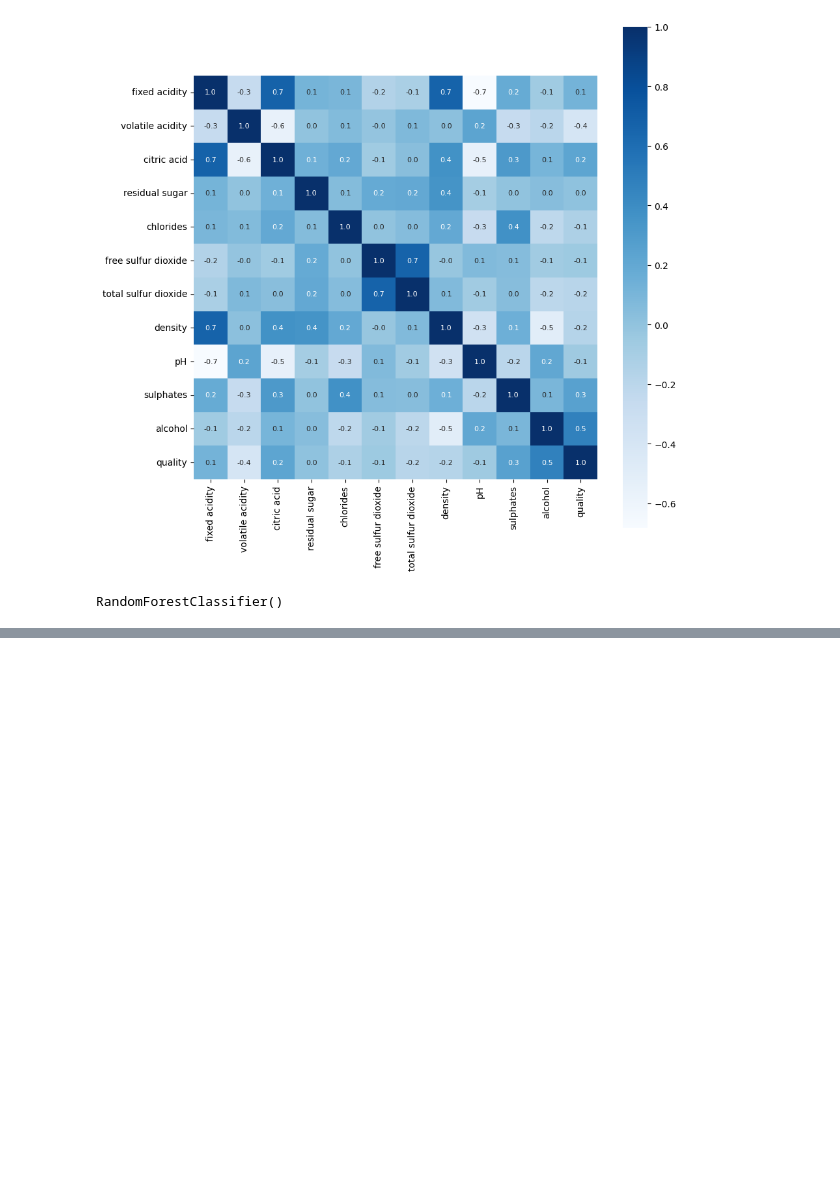
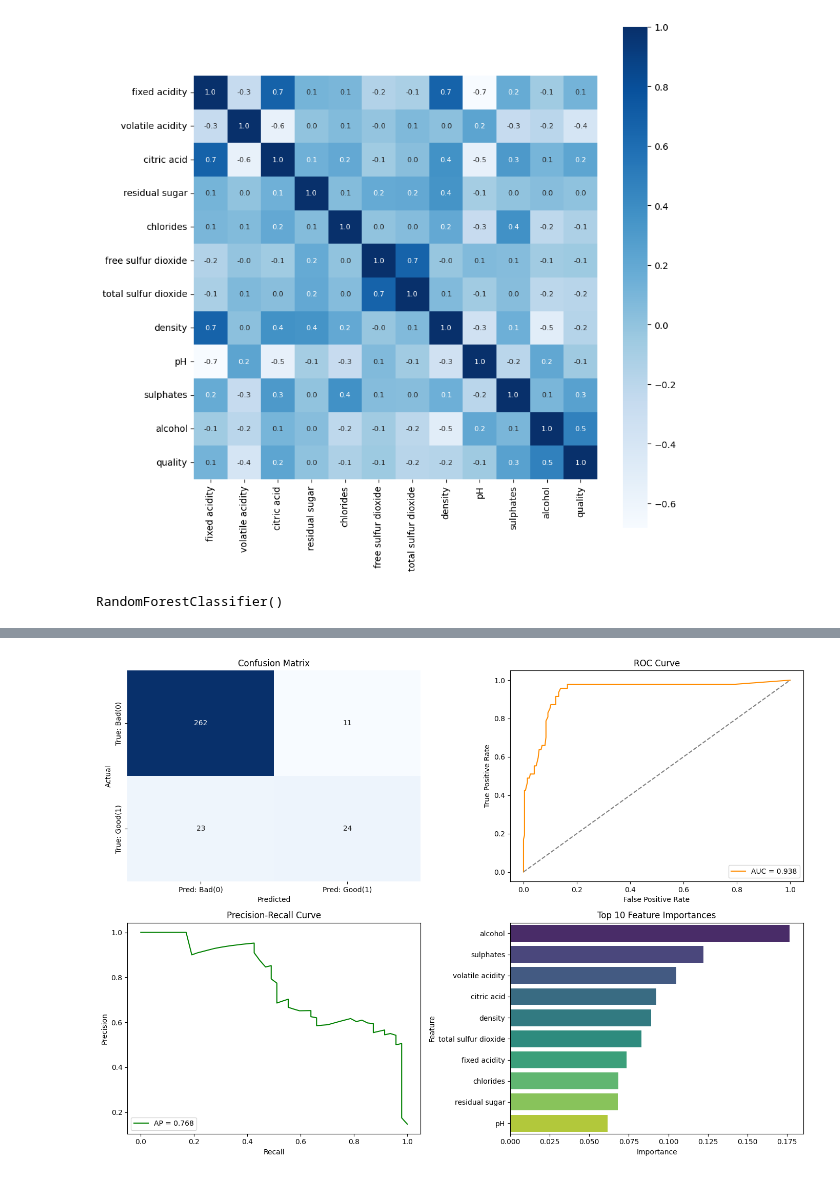
Before and after one commit to Eleutherian13/Machine-Learning-Projects-Collection-, a Jupyter notebook: WineQualityPrediction/WineQprediction.ipynb, the cells around one changed output, grey strips where cells are left out. Saved outputs shown, nothing was run; the diff lists cells and outputs as text; code cells hidden in the pictures; blank space fills up the shorter version.

```diff
--- a/WineQualityPrediction/WineQprediction.ipynb
+++ b/WineQualityPrediction/WineQprediction.ipynb
@@ -118,0 +115,71 @@ j
+# %%
+from sklearn.metrics import (
+    confusion_matrix,
+    classification_report,
+    roc_curve,
+    auc,
+    precision_recall_curve,
+    average_precision_score
+)
+
+# predictions
+y_pred = model.predict(X_test)
+y_proba = model.predict_proba(X_test)[:, 1]
+
+# text report
+print("Classification Report:\n")
+print(classification_report(y_test, y_pred))
+
+# figure layout
+fig, axes = plt.subplots(2, 2, figsize=(14, 10))
+
+# 1) Confusion Matrix
+cm = confusion_matrix(y_test, y_pred)
+sns.heatmap(
+    cm,
+    annot=True,
+    fmt="d",
+    cmap="Blues",
+    cbar=False,
+    ax=axes[0, 0],
+    xticklabels=["Pred: Bad(0)", "Pred: Good(1)"],
+    yticklabels=["True: Bad(0)", "True: Good(1)"]
+)
+axes[0, 0].set_title("Confusion Matrix")
+axes[0, 0].set_xlabel("Predicted")
+axes[0, 0].set_ylabel("Actual")
+
+# 2) ROC Curve
+fpr, tpr, _ = roc_curve(y_test, y_proba)
+roc_auc = auc(fpr, tpr)
+axes[0, 1].plot(fpr, tpr, label=f"AUC = {roc_auc:.3f}", color="darkorange")
+axes[0, 1].plot([0, 1], [0, 1], linestyle="--", color="gray")
+axes[0, 1].set_title("ROC Curve")
+axes[0, 1].set_xlabel("False Positive Rate")
+axes[0, 1].set_ylabel("True Positive Rate")
+axes[0, 1].legend(loc="lower right")
+
+# 3) Precision-Recall Curve
+precision, recall, _ = precision_recall_curve(y_test, y_proba)
+ap = average_precision_score(y_test, y_proba)
+axes[1, 0].plot(recall, precision, color="green", label=f"AP = {ap:.3f}")
+axes[1, 0].set_title("Precision-Recall Curve")
+axes[1, 0].set_xlabel("Recall")
+axes[1, 0].set_ylabel("Precision")
+axes[1, 0].legend(loc="lower left")
+
+# 4) Feature Importance (Top 10)
+feature_importance = pd.Series(model.feature_importances_, index=X_train.columns).sort_values(ascending=False)
+sns.barplot(
+    x=feature_importance.head(10).values,
+    y=feature_importance.head(10).index,
+    ax=axes[1, 1],
+    palette="viridis"
+)
+axes[1, 1].set_title("Top 10 Feature Importances")
+axes[1, 1].set_xlabel("Importance")
+axes[1, 1].set_ylabel("Feature")
+
+plt.tight_layout()
+plt.show()
+# %% [output]
@@ -118,0 +196 @@ j
+[figure, added]
```
Also changed, not shown: parts of 4 cells of this notebook.
